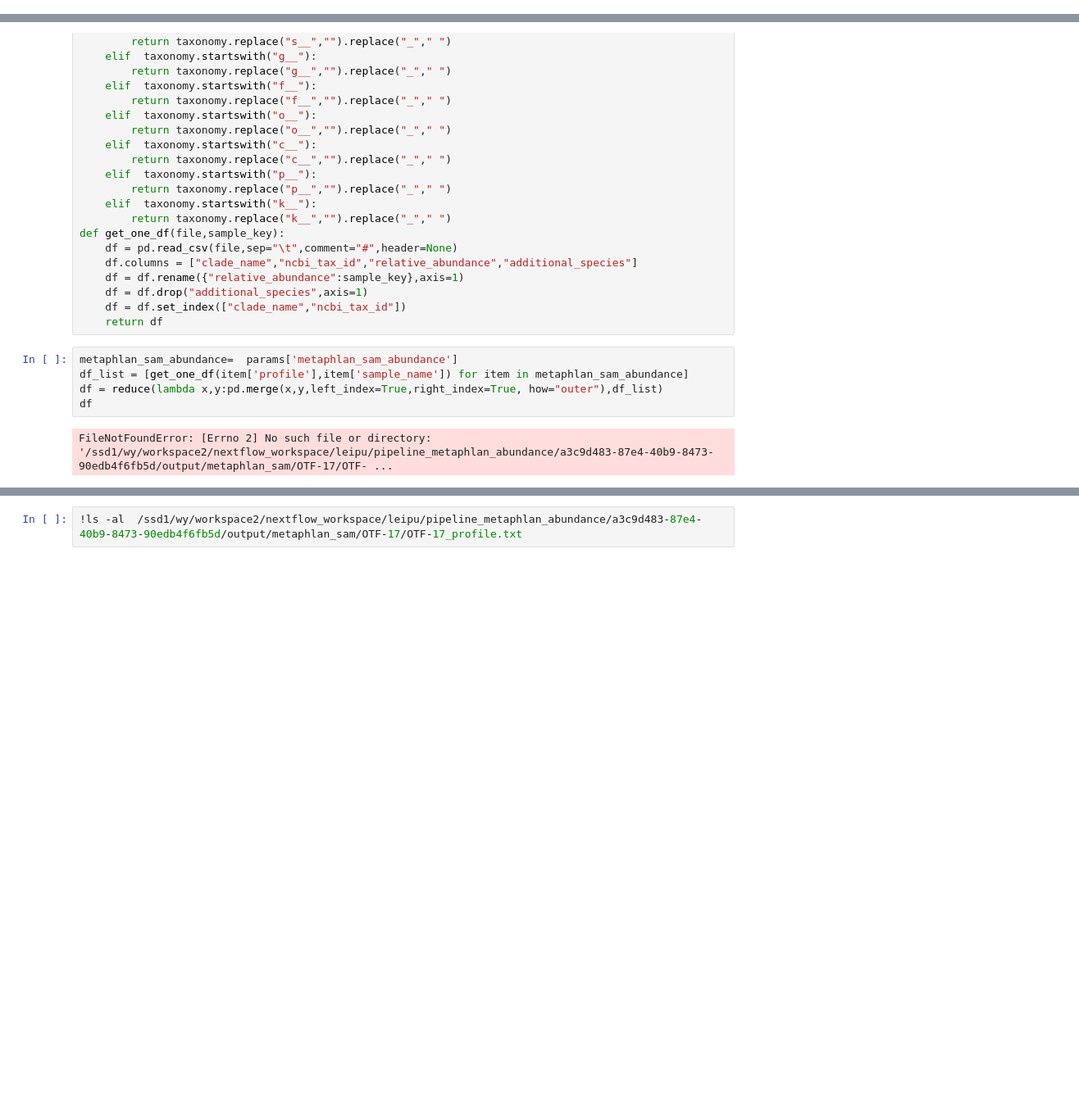
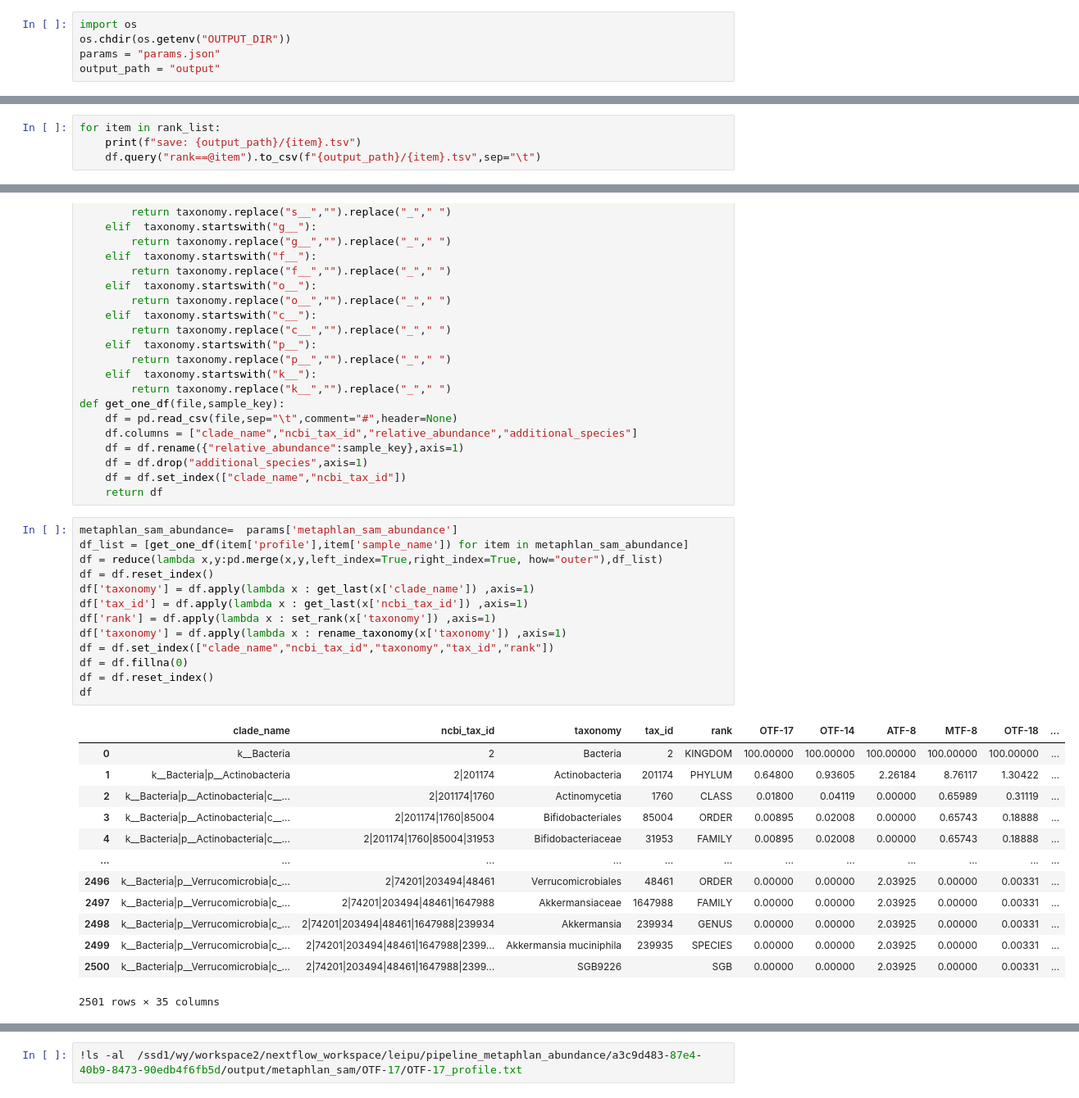
Before and after one commit to pybrave/pipeline-metagenomics, a Jupyter notebook: script/4ae03b44-0418-4eeb-8b97-d37d83a9bbc3/main.ipynb, the cells around one changed output, grey strips where cells are left out. Shown at 82% size. Saved outputs shown, nothing was run; the diff lists cells and outputs as text; blank space fills up the shorter version.

```diff
--- a/script/4ae03b44-0418-4eeb-8b97-d37d83a9bbc3/main.ipynb
+++ b/script/4ae03b44-0418-4eeb-8b97-d37d83a9bbc3/main.ipynb
@@ -1,3 +1,8 @@
+# %%
+import os
+os.chdir(os.getenv("OUTPUT_DIR"))
+params = "params.json"
+output_path = "output"
 # %%
 import json
 import sys
@@ -5,0 +85,4 @@ from functools import reduce
+# %%
+for item in rank_list:
+    print(f"save: {output_path}/{item}.tsv")
+    df.query("rank==@item").to_csv(f"{output_path}/{item}.tsv",sep="\t")
@@ -64,8 +158,28 @@ def get_one_df(file,sample_key):
 # %%
 metaphlan_sam_abundance=  params['metaphlan_sam_abundance']
 df_list = [get_one_df(item['profile'],item['sample_name']) for item in metaphlan_sam_abundance]
 df = reduce(lambda x,y:pd.merge(x,y,left_index=True,right_index=True, how="outer"),df_list)
+df = df.reset_index()
+df['taxonomy'] = df.apply(lambda x : get_last(x['clade_name']) ,axis=1)
+df['tax_id'] = df.apply(lambda x : get_last(x['ncbi_tax_id']) ,axis=1)
+df['rank'] = df.apply(lambda x : set_rank(x['taxonomy']) ,axis=1)
+df['taxonomy'] = df.apply(lambda x : rename_taxonomy(x['taxonomy']) ,axis=1)
+df = df.set_index(["clade_name","ncbi_tax_id","taxonomy","tax_id","rank"])
+df = df.fillna(0)
+df = df.reset_index()
 df
 # %% [output]
+|  | clade_name | ncbi_tax_id | taxonomy | tax_id | rank | OTF-17 | OTF-14 | ATF-8 | MTF-8 | OTF-18 | ... |
+| 0 | k__Bacteria | 2 | Bacteria | 2 | KINGDOM | 100.00000 | 100.00000 | 100.00000 | 100.00000 | 100.00000 | ... |
+| 1 | k__Bacteria|p__Actinobacteria | 2|201174 | Actinobacteria | 201174 | PHYLUM | 0.64800 | 0.93605 | 2.26184 | 8.76117 | 1.30422 | ... |
+| 2 | k__Bacteria|p__Actinobacteria|c__... | 2|201174|1760 | Actinomycetia | 1760 | CLASS | 0.01800 | 0.04119 | 0.00000 | 0.65989 | 0.31119 | ... |
+| 3 | k__Bacteria|p__Actinobacteria|c__... | 2|201174|1760|85004 | Bifidobacteriales | 85004 | ORDER | 0.00895 | 0.02008 | 0.00000 | 0.65743 | 0.18888 | ... |
+| 4 | k__Bacteria|p__Actinobacteria|c__... | 2|201174|1760|85004|31953 | Bifidobacteriaceae | 31953 | FAMILY | 0.00895 | 0.02008 | 0.00000 | 0.65743 | 0.18888 | ... |
+| ... | ... | ... | ... | ... | ... | ... | ... | ... | ... | ... | ... |
+| 2496 | k__Bacteria|p__Verrucomicrobia|c_... | 2|74201|203494|48461 | Verrucomicrobiales | 48461 | ORDER | 0.00000 | 0.00000 | 2.03925 | 0.00000 | 0.00331 | ... |
+| 2497 | k__Bacteria|p__Verrucomicrobia|c_... | 2|74201|203494|48461|1647988 | Akkermansiaceae | 1647988 | FAMILY | 0.00000 | 0.00000 | 2.03925 | 0.00000 | 0.00331 | ... |
+| 2498 | k__Bacteria|p__Verrucomicrobia|c_... | 2|74201|203494|48461|1647988|239934 | Akkermansia | 239934 | GENUS | 0.00000 | 0.00000 | 2.03925 | 0.00000 | 0.00331 | ... |
+| 2499 | k__Bacteria|p__Verrucomicrobia|c_... | 2|74201|203494|48461|1647988|2399... | Akkermansia muciniphila | 239935 | SPECIES | 0.00000 | 0.00000 | 2.03925 | 0.00000 | 0.00331 | ... |
+| 2500 | k__Bacteria|p__Verrucomicrobia|c_... | 2|74201|203494|48461|1647988|2399... | SGB9226 |  | SGB | 0.00000 | 0.00000 | 2.03925 | 0.00000 | 0.00331 | ... |
-FileNotFoundError: [Errno 2] No such file or directory: '/ssd1/wy/workspace2/nextflow_workspace/leipu/pipeline_metaphlan_abundance/a3c9d483-87e4-40b9-8473-90edb4f6fb5d/output/metaphlan_sam/OTF-17/OTF- ...
+2501 rows × 35 columns
 # %%
```
Also changed, not shown: parts of 6 cells of this notebook, 32 other files.
